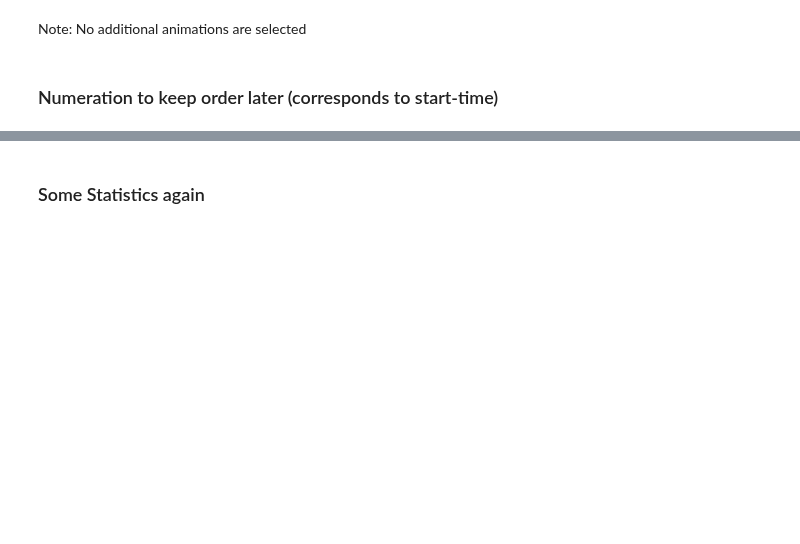
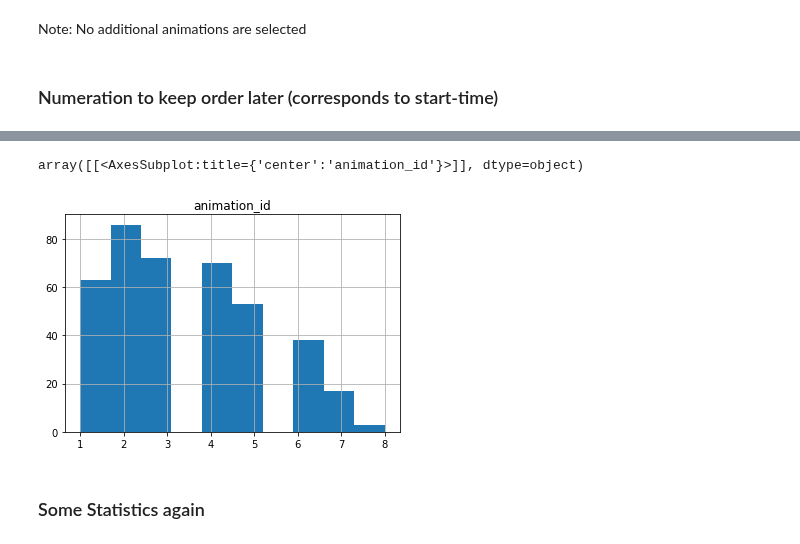
Before and after one commit to dfuhge/Animate_SVG_v2, a Jupyter notebook: prototype_dataset.ipynb, the cells around one changed output, grey strips where cells are left out. Drawn from its saved outputs; the diff is of its cells as text; code cells hidden in the pictures; blank space fills up the shorter version.

```diff
--- a/prototype_dataset.ipynb
+++ b/prototype_dataset.ipynb
@@ -174,8 +310,11 @@ best_output['filename'] = best_output['file'].str.extract(pattern)
 # %% [markdown]
 ### Numeration to keep order later (corresponds to start-time)
 # %%
-# Create an empty "count" column filled with zeros
-best_output['order'] = 0
+# Create a time_offset column filled with zeros
+best_output['a13'] = 0.0
+
+# Define animation start time offset in seconds from animation start
+TIME_OFFSET_STEP = 0.25
 
 # Initialize a dictionary to store numbering for each file
 file_counts = {}
@@ -187,5 +326,5 @@ for index, row in best_output.iterrows():
         file_counts[filename] = 1
     else:
         file_counts[filename] += 1
-    best_output.at[index, 'order'] = file_counts[filename]
+    best_output.at[index, 'a13'] = file_counts[filename] * TIME_OFFSET_STEP
 best_output.head()
@@ -191,0 +340,4 @@ best_output.head()
+# %%
+used_paths = best_output[["filename", "animation_id"]].drop_duplicates(
+    subset = ['filename', 'animation_id'], keep = 'last').reset_index(drop = True)
+used_paths.head()
@@ -192,3 +351,8 @@ best_output.head()
+# %%
+used_paths.groupby(['filename']).count().hist()
+# %% [output]
+array([[<AxesSubplot:title={'center':'animation_id'}>]], dtype=object)
+[figure, added]
 # %% [markdown]
 ### Some Statistics again
 # %%
```
Also changed, not shown: parts of 38 cells of this notebook, 25 other files.
